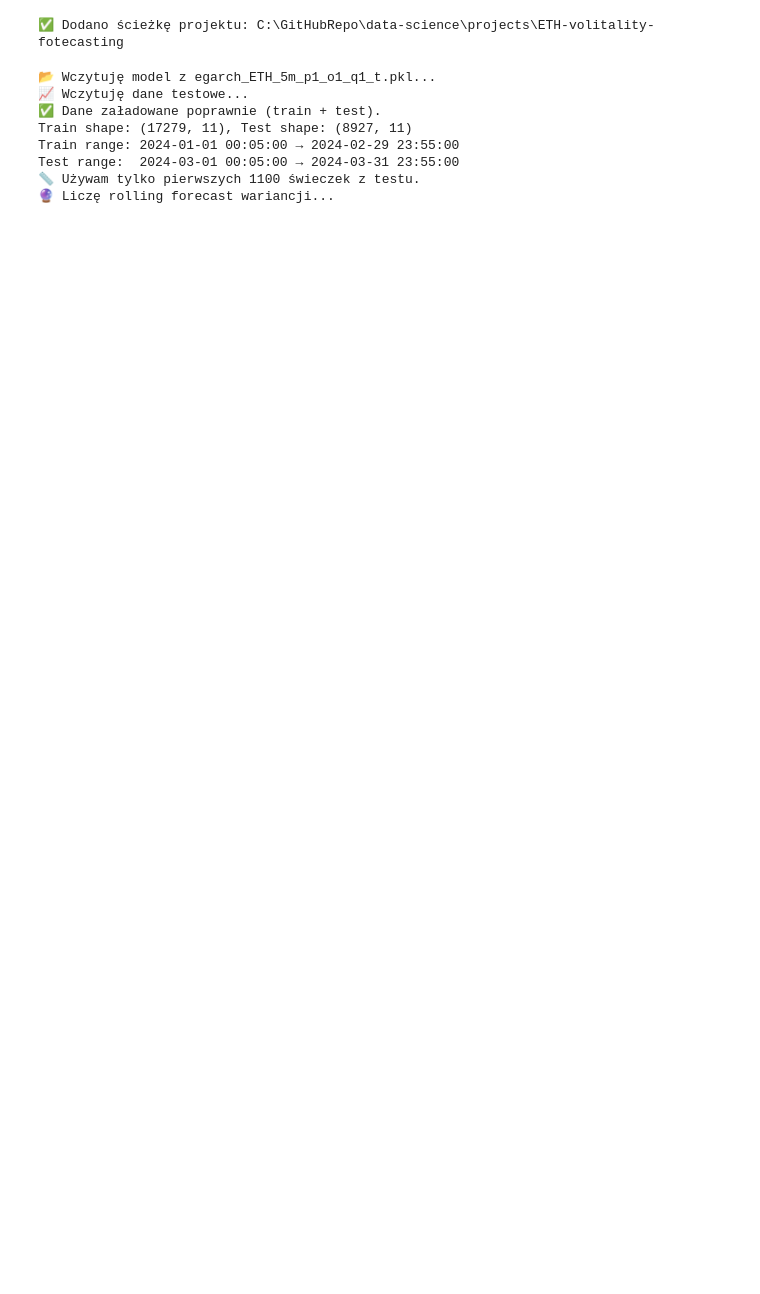
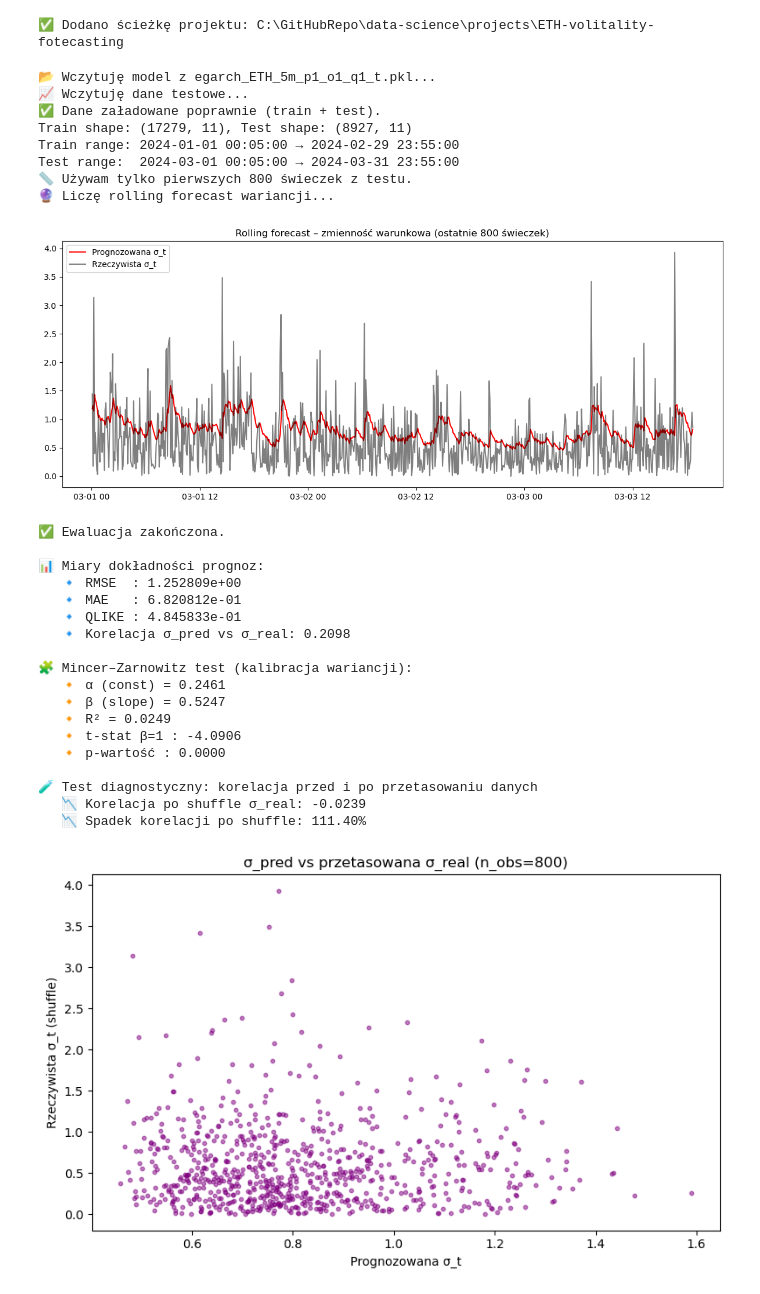
Before and after one commit to n00b0dyy/data-science, a Jupyter notebook: projects/ETH-volitality-fotecasting/notebooks/05_EGARCH_Evaluation.ipynb, the cells around one changed output. Saved outputs shown, nothing was run; the diff lists cells and outputs as text; code cells hidden in the pictures; blank space fills up the shorter version.

```diff
--- a/projects/ETH-volitality-fotecasting/notebooks/05_EGARCH_Evaluation.ipynb
+++ b/projects/ETH-volitality-fotecasting/notebooks/05_EGARCH_Evaluation.ipynb
@@ -12,17 +12,37 @@ print("✅ Dodano ścieżkę projektu:", project_root)
 # %%
 import sys, os
 sys.path.append(os.path.abspath("../src"))
 
 from evaluation import evaluate_egarch
 
 # Rolling refit forecast (adaptacyjny)
-evaluate_egarch(n_obs=1100)
+evaluate_egarch(n_obs=800)
 # %% [output]
 📂 Wczytuję model z egarch_ETH_5m_p1_o1_q1_t.pkl...
 📈 Wczytuję dane testowe...
 ✅ Dane załadowane poprawnie (train + test).
 Train shape: (17279, 11), Test shape: (8927, 11)
 Train range: 2024-01-01 00:05:00 → 2024-02-29 23:55:00
 Test range:  2024-03-01 00:05:00 → 2024-03-31 23:55:00
-📏 Używam tylko pierwszych 1100 świeczek z testu.
+📏 Używam tylko pierwszych 800 świeczek z testu.
 🔮 Liczę rolling forecast wariancji...
+[figure, added]
+✅ Ewaluacja zakończona.
+
+📊 Miary dokładności prognoz:
+   🔹 RMSE  : 1.252809e+00
+   🔹 MAE   : 6.820812e-01
+   🔹 QLIKE : 4.845833e-01
+   🔹 Korelacja σ_pred vs σ_real: 0.2098
+
+🧩 Mincer–Zarnowitz test (kalibracja wariancji):
+   🔸 α (const) = 0.2461
+   🔸 β (slope) = 0.5247
+   🔸 R² = 0.0249
+   🔸 t-stat β=1 : -4.0906
+   🔸 p-wartość : 0.0000
+
+🧪 Test diagnostyczny: korelacja przed i po przetasowaniu danych
+   📉 Korelacja po shuffle σ_real: -0.0239
+   📉 Spadek korelacji po shuffle: 111.40%
+[figure, added]
```
Also changed, not shown: 2 other files.
